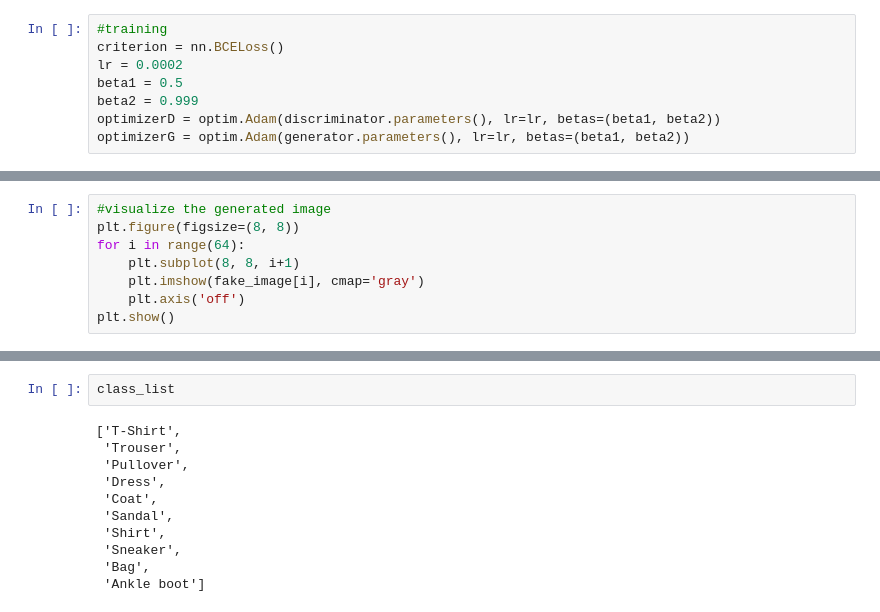
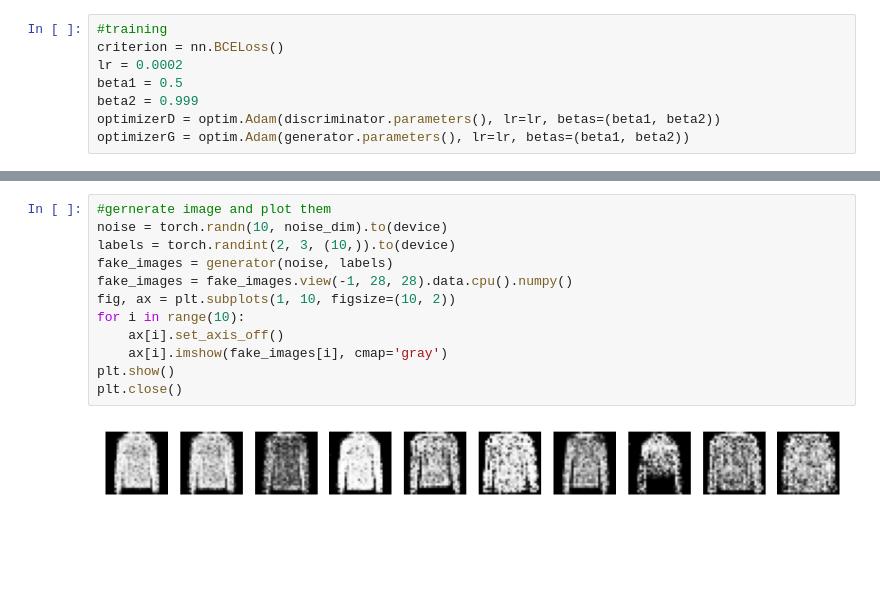
Before and after one commit to mijanr/Synthesis-Studio, a Jupyter notebook: notebooks/cGAN_FashionMNIST.ipynb, the cells around one changed output, grey strips where cells are left out. Cells and saved outputs as stored; diff of their text form; blank space fills up the shorter version.

```diff
--- a/notebooks/cGAN_FashionMNIST.ipynb
+++ b/notebooks/cGAN_FashionMNIST.ipynb
@@ -182,8 +130,0 @@ fake_image = fake_image.cpu().detach().numpy()
-# %%
-#visualize the generated image
-plt.figure(figsize=(8, 8))
-for i in range(64):
-    plt.subplot(8, 8, i+1)
-    plt.imshow(fake_image[i], cmap='gray')
-    plt.axis('off')
-plt.show()
@@ -192,13 +131,14 @@ plt.show()
-# %%
-class_list
-# %% [output]
-['T-Shirt',
- 'Trouser',
- 'Pullover',
- 'Dress',
- 'Coat',
- 'Sandal',
- 'Shirt',
- 'Sneaker',
- 'Bag',
- 'Ankle boot']
+# %%
+#gernerate image and plot them
+noise = torch.randn(10, noise_dim).to(device)
+labels = torch.randint(2, 3, (10,)).to(device)
+fake_images = generator(noise, labels)
+fake_images = fake_images.view(-1, 28, 28).data.cpu().numpy()
+fig, ax = plt.subplots(1, 10, figsize=(10, 2))
+for i in range(10):
+    ax[i].set_axis_off()
+    ax[i].imshow(fake_images[i], cmap='gray')
+plt.show()
+plt.close()
+# %% [output]
+[figure, added]
```
Also changed, not shown: parts of 16 cells of this notebook.
